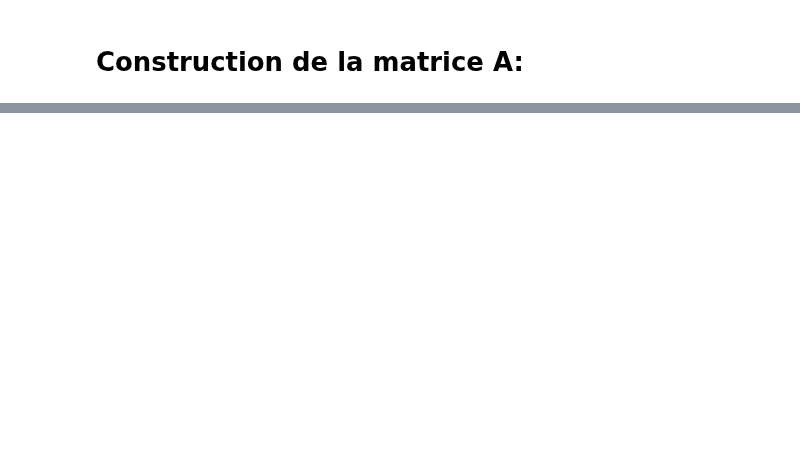
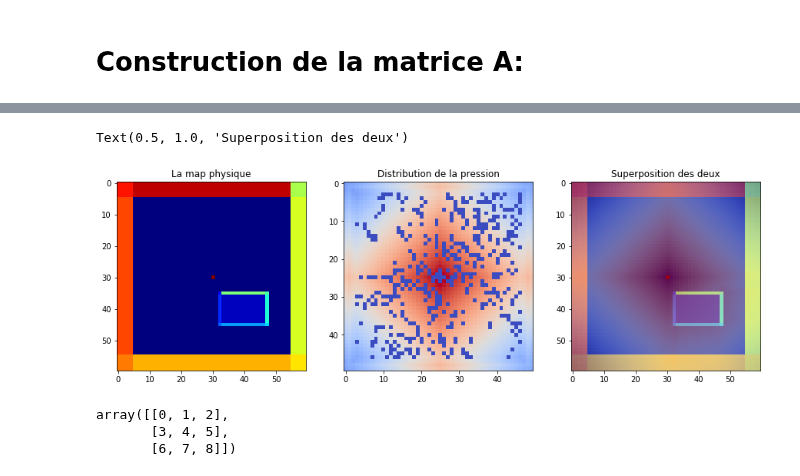
Before and after one commit to pierreluc-plt/ProjetSimulation, a Jupyter notebook: ConstructionMaillage.ipynb, the cells around one changed output, grey strips where cells are left out. Cells and saved outputs as stored; diff of their text form; code cells hidden in the pictures; blank space fills up the shorter version.

```diff
--- a/ConstructionMaillage.ipynb
+++ b/ConstructionMaillage.ipynb
@@ -420,0 +581,22 @@ for i in range(Nx):
+# %%
+
+fig,ax=plt.subplots(1,3,figsize=(15,5))
+ax[1].imshow(np.log10(abs(MapSol2)+1e-300),cmap="coolwarm",alpha=1)
+ax[0].imshow(Map,alpha=1,cmap="jet")
+ax[2].imshow(np.log(abs(MapSol)+1e-300),cmap="coolwarm",alpha=1.0)
+ax[2].imshow(Map*1e-6,alpha=0.5,cmap="jet")
+ax[0].set_title("La map physique")
+ax[1].set_title("Distribution de la pression")
+ax[2].set_title("Superposition des deux")
+# %% [output]
+Text(0.5, 1.0, 'Superposition des deux')
+[figure, added]
+# %%
+Mat=np.array(np.arange(9))
+Mat=Mat.reshape(3,3)
+np.transpose(Mat)
+Mat
+# %% [output]
+array([[0, 1, 2],
+       [3, 4, 5],
+       [6, 7, 8]])
```
Also changed, not shown: parts of 13 cells of this notebook.
